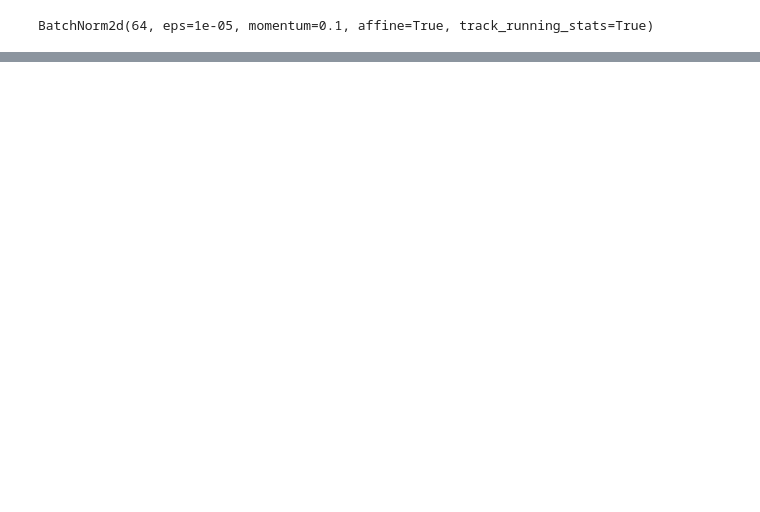
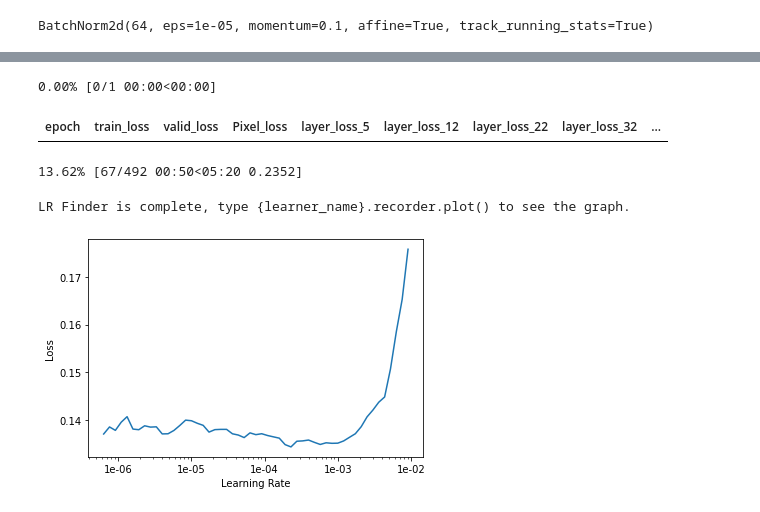
Before and after one commit to pranay8297/deep-learning-projects, a Jupyter notebook: super_ress_new_still_pending.ipynb, the cells around one changed output, grey strips where cells are left out. Cells and saved outputs as stored; diff of their text form; code cells hidden in the pictures; blank space fills up the shorter version.

```diff
--- a/super_ress_new_still_pending.ipynb
+++ b/super_ress_new_still_pending.ipynb
@@ -251,0 +325,19 @@ train_model('stage_2', slice(1e-06, 2e-04), epocs = 20)
+# %%
+'''
+size, bs = 128, 32
+
+def get_data(bs, size):
+  data = src.transform(get_transforms(max_zoom = 2.), tfm_y = True, size = size).databunch(bs = bs).normalize(imagenet_stats)
+  data.c = 3
+  return data
+'''
+learn.load('stage_2')
+learn.freeze()
+
+new_data = get_data(12, size*2)
+new_data.show_batch(rows = 2)
+learn.data = new_data
+gc.collect()
+
+# learn.fit_one_cycle(5, slice(1e-3), pct_start = 0.9)
+# learn.show_results(rows = 2, imgsize = 5)
@@ -251,0 +347,11 @@ train_model('stage_2', slice(1e-06, 2e-04), epocs = 20)
+# %%
+learn.data = new_data
+learn.load('stage_2')
+learn.lr_find()
+learn.recorder.plot()
+# %% [output]
+0.00% [0/1 00:00<00:00]
+| epoch | train_loss | valid_loss | Pixel_loss | layer_loss_5 | layer_loss_12 | layer_loss_22 | layer_loss_32 | ... |
+13.62% [67/492 00:50<05:20 0.2352]
+LR Finder is complete, type {learner_name}.recorder.plot() to see the graph.
+[figure, added]
```
Also changed, not shown: parts of 19 cells of this notebook.
